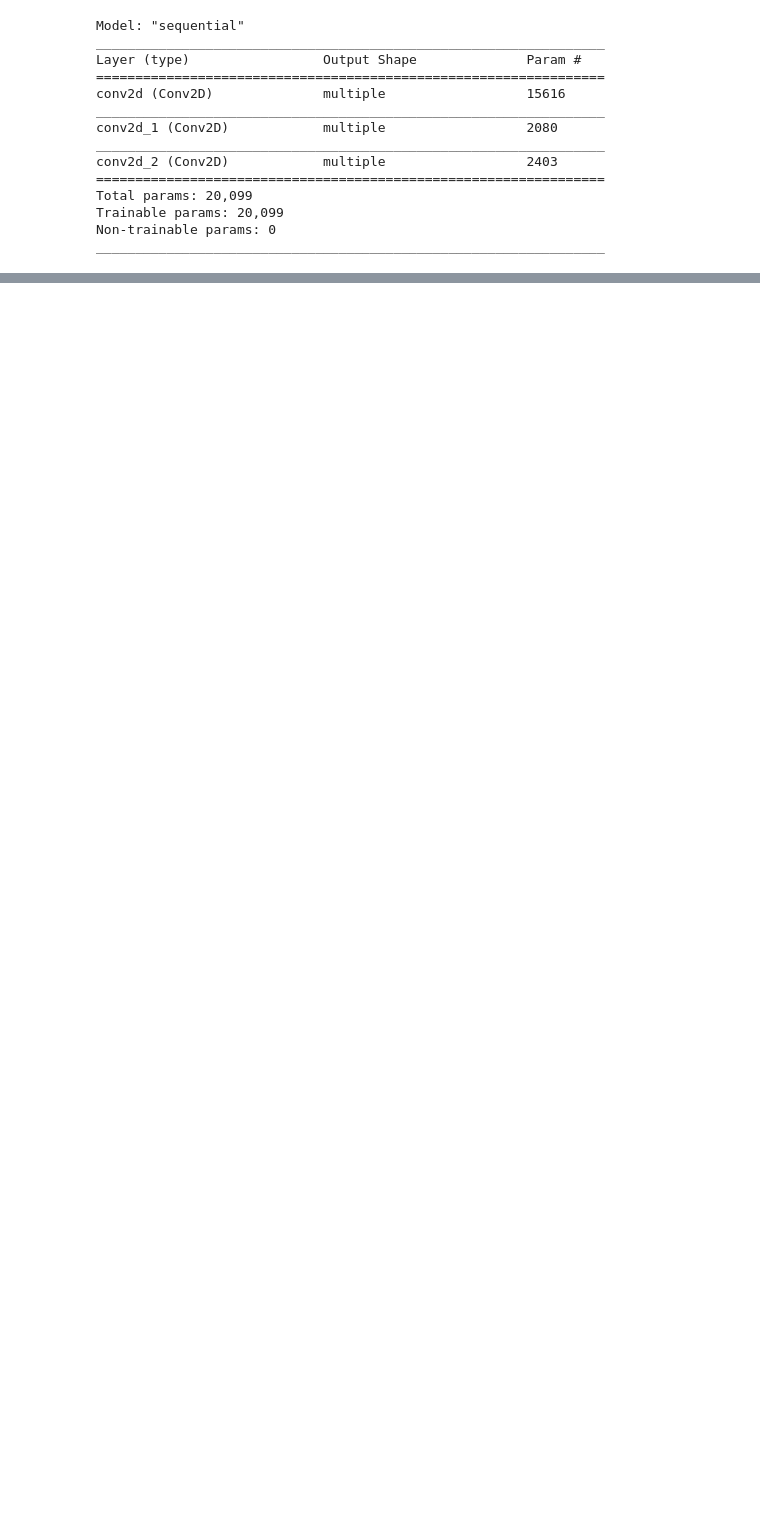
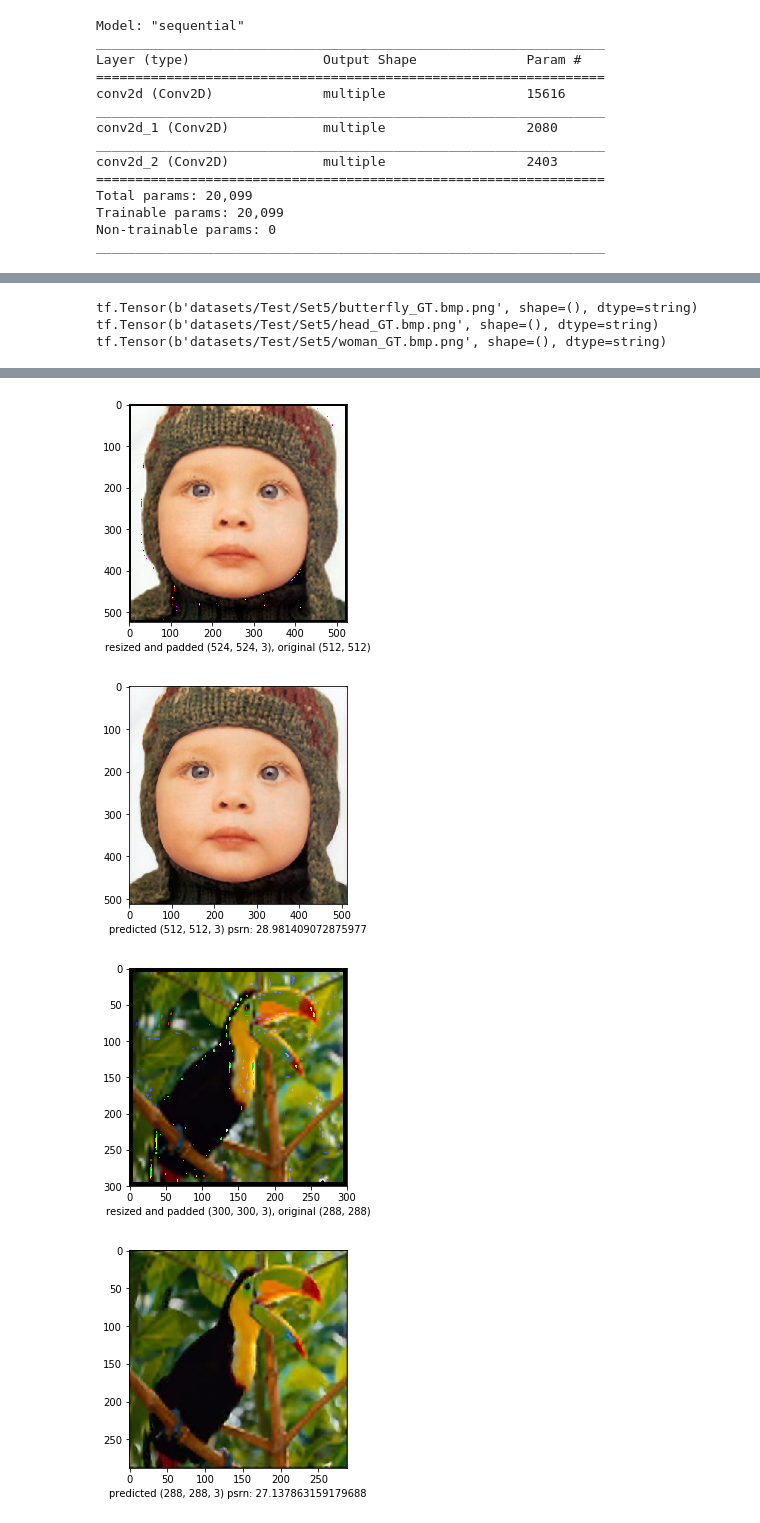
Before and after one commit to juliabeliaeva/srcnn, a Jupyter notebook: srcnn.ipynb, the cells around one changed output, grey strips where cells are left out. Drawn from its saved outputs; the diff is of its cells as text; code cells hidden in the pictures; blank space fills up the shorter version.

Commit message:
train model and plot predictions

```diff
--- a/srcnn.ipynb
+++ b/srcnn.ipynb
@@ -37,14 +37,14 @@ model.compile(optimizer='adam',
 # %%
 def resize(image, size, method):
     resized = tf.image.resize(image, size, method)
-    if (resized.dtype == tf.uint8):
+    if resized.dtype == tf.uint8:
         return resized
     else:
         return tf.cast(resized, tf.uint8)
 
-def prepare_input_image(original_image, input_size, scale):
-    degraded_image = resize(original_image, size=[input_size // scale, input_size // scale], method=tf.image.ResizeMethod.GAUSSIAN)
-    input_image = resize(degraded_image, size=[input_size, input_size], method=tf.image.ResizeMethod.BICUBIC)
+def prepare_input_image(original_image, input_h, input_w, scale):
+    degraded_image = resize(original_image, size=[input_h // scale, input_w // scale], method=tf.image.ResizeMethod.GAUSSIAN)
+    input_image = resize(degraded_image, size=[input_h, input_w], method=tf.image.ResizeMethod.BICUBIC)
     return tf.image.convert_image_dtype(input_image, dtype=tf.float32)
 
 def prepare_output_image(original_image, input_size, output_size):
@@ -56,13 +56,18 @@ def prepare_output_image(original_image, input_size, output_size):
         output = tf.image.crop_to_bounding_box(original_image, new_y, new_x, output_size, output_size)
     return tf.image.convert_image_dtype(output, dtype=tf.float32)
 
-def parse_function(filename, input_size, output_size, stride, scale):
+def prepare_crops(filename, input_size, stride, scale, padding=None):
     image_string = tf.io.read_file(filename)
     image = tf.image.decode_bmp(image_string)
+    if padding is not None:
+        image = tf.pad(image, tf.contsant([[padding, padding], [padding, padding], [0, 0]]), "CONSTANT")
     crops = tf.image.extract_image_patches(tf.expand_dims(image, 0), [1, input_size, input_size, 1],
                                            [1, stride, stride, 1], [1, 1, 1, 1], 'VALID')
-    crops = tf.reshape(crops[0], [-1, input_size, input_size, 3])
-    input_dataset = tf.data.Dataset.from_tensors(crops).map(lambda img: prepare_input_image(img, input_size, scale))
+    return tf.reshape(crops[0], [-1, input_size, input_size, 3])
+
+def parse_function(filename, input_size, output_size, stride, scale):
+    crops = prepare_crops(filename, input_size, stride, scale)
+    input_dataset = tf.data.Dataset.from_tensors(crops).map(lambda img: prepare_input_image(img, input_size, input_size, scale))
     output_dataset = tf.data.Dataset.from_tensors(crops).map(lambda img: prepare_output_image(img, input_size, output_size))
     result = tf.data.Dataset.zip((input_dataset, output_dataset))
     return result
@@ -166,0 +173,31 @@ model.save(f"{modeldir}/{run_id}.h5")
+# %%
+model_dir='models'
+model_path = f"{model_dir}/1553003652.h5"
+restored_model = tf.keras.models.load_model(model_path)
+input_size = 32
+output_size=20
+
+for filename in tf.io.matching_files("datasets/Test/Set5/*.bmp"):
+    image_string = tf.io.read_file(filename)
+    image = tf.image.decode_bmp(image_string, channels=3)
+    ground_truth = image
+    h, w, _ = image.get_shape()
+
+    image = prepare_input_image(image, h, w, scale=4)
+    padding = (input_size - output_size) // 2
+    image = tf.pad(image, [[padding, padding], [padding, padding], [0, 0]], "CONSTANT")
+    plt.figure()
+    plt.imshow(image)
+    plt.xlabel(f"resized and padded {image.get_shape()}, original ({h}, {w})")
+
+    predicted = restored_model(tf.expand_dims(image, 0))[0]
+    psnr = tf.image.psnr(predicted, ground_truth, max_val=1.0)
+
+    saved_filename = filename + ".png"
+    print(saved_filename)
+    tf.io.write_file(saved_filename, tf.image.encode_png(tf.image.convert_image_dtype(predicted, dtype=tf.uint8)))
+
+    plt.figure()
+    plt.imshow(predicted)
+    plt.xlabel(f"predicted {predicted.get_shape()} psrn: {psnr}")
+# %% [output]
@@ -166,0 +211,3 @@ model.save(f"{modeldir}/{run_id}.h5")
+tf.Tensor(b'datasets/Test/Set5/butterfly_GT.bmp.png', shape=(), dtype=string)
+tf.Tensor(b'datasets/Test/Set5/head_GT.bmp.png', shape=(), dtype=string)
+tf.Tensor(b'datasets/Test/Set5/woman_GT.bmp.png', shape=(), dtype=string)
@@ -166,0 +215,4 @@ model.save(f"{modeldir}/{run_id}.h5")
+[figure, added]
+[figure, added]
+[figure, added]
+[figure, added]
```
Also changed, not shown: parts of 2 cells of this notebook.
